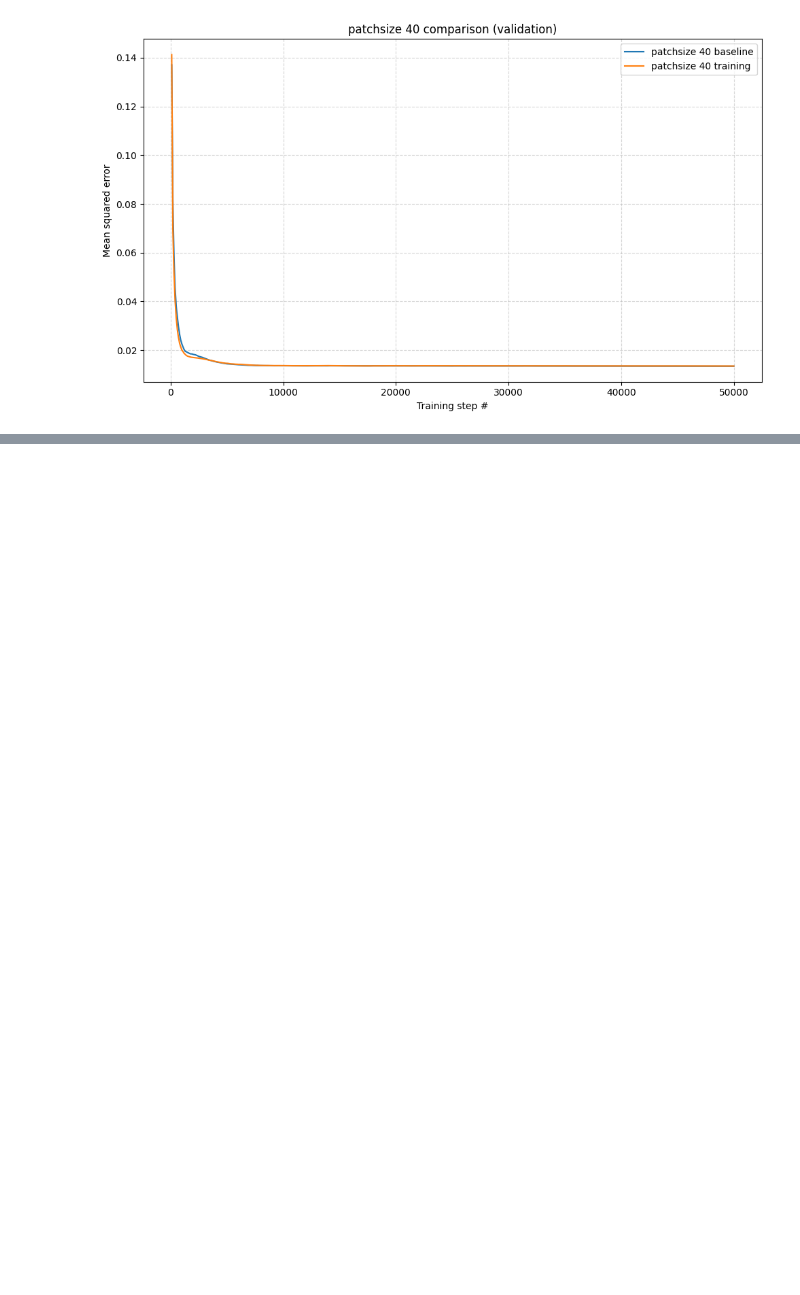
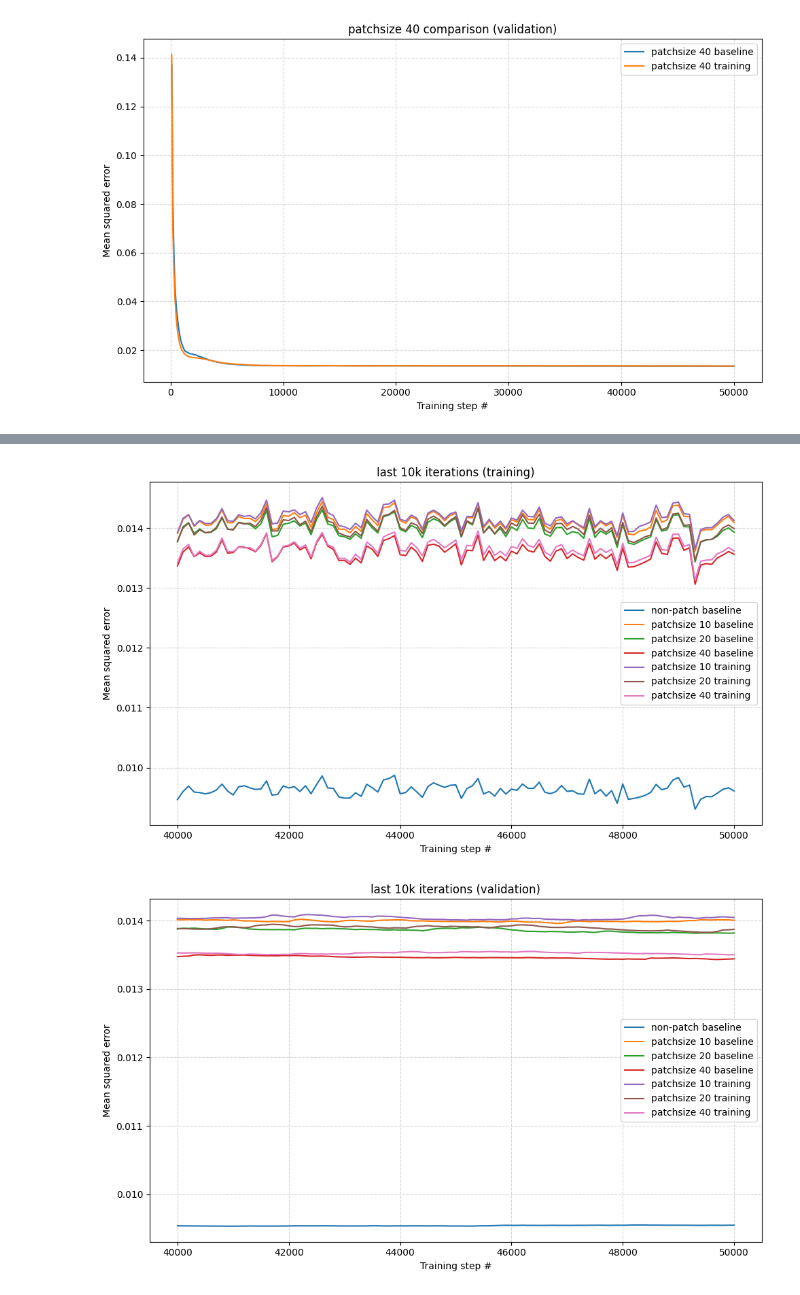
Before and after one commit to mochibytes/reasoning-decomposition, a Jupyter notebook: data_analysis.ipynb, the cells around one changed output, grey strips where cells are left out. Cells and saved outputs as stored; diff of their text form; code cells hidden in the pictures; blank space fills up the shorter version.

Commit message:
last 10k step graphs

```diff
--- a/data_analysis.ipynb
+++ b/data_analysis.ipynb
@@ -8,16 +8,22 @@ import seaborn as sns
 # %%
 # non-patchwise baselien
 baseline = pd.read_csv('results/inverse_rank-20_mlp_diffsteps-10_starttime_2025-10-10_00-08-06.csv')
+baseline_label = 'non-patch baseline'
 
 baseline_patchsize_10 = pd.read_csv('results/inverse_rank-20_mlp-patch_patchsize-10_diffsteps-10_starttime_2025-10-10_00-07-27_patch-baseline.csv')
 baseline_patchsize_20 = pd.read_csv('results/inverse_rank-20_mlp-patch_patchsize-20_diffsteps-10_starttime_2025-10-10_00-07-27_patch-baseline.csv')
 baseline_patchsize_40 = pd.read_csv('results/inverse_rank-20_mlp-patch_patchsize-40_diffsteps-10_starttime_2025-10-10_00-08-47_patch-baseline.csv')
 patch_baselines = [baseline_patchsize_10, baseline_patchsize_20, baseline_patchsize_40]
+patch_baseline_labels = ['patchsize 10 baseline', 'patchsize 20 baseline', 'patchsize 40 baseline']
 
 patch_trained_patchsize_10 = pd.read_csv('results/inverse_rank-20_mlp-patch_patchsize-10_diffsteps-10_starttime_2025-10-10_00-08-47.csv')
 patch_trained_patchsize_20 = pd.read_csv('results/inverse_rank-20_mlp-patch_patchsize-20_diffsteps-10_starttime_2025-10-10_00-07-57.csv')
 patch_trained_patchsize_40 = pd.read_csv('results/inverse_rank-20_mlp-patch_patchsize-40_diffsteps-10_starttime_2025-10-10_00-07-57.csv')
 patch_trained = [patch_trained_patchsize_10, patch_trained_patchsize_20, patch_trained_patchsize_40]
+patch_trained_labels = ['patchsize 10 training', 'patchsize 20 training', 'patchsize 40 training']
+
+all_dfs = [baseline, *patch_baselines, *patch_trained]
+all_df_labels = [baseline_label, *patch_baseline_labels, *patch_trained_labels]
 # %%
 def plot_datasplit_mse(df_list, df_labels, title):
     train_dfs = []
@@ -83,0 +99,9 @@ plot_datasplit_mse([baseline_patchsize_40, patch_trained_patchsize_40], ['patchs
+# %%
+last10k = []
+for df in all_dfs:
+    last10k.append(df[df['iteration'] >= 40000])
+
+plot_datasplit_mse(last10k, all_df_labels, 'last 10k iterations')
+# %% [output]
+[figure, added]
+[figure, added]
```
Also changed, not shown: parts of 2 cells of this notebook, 2 other files.
